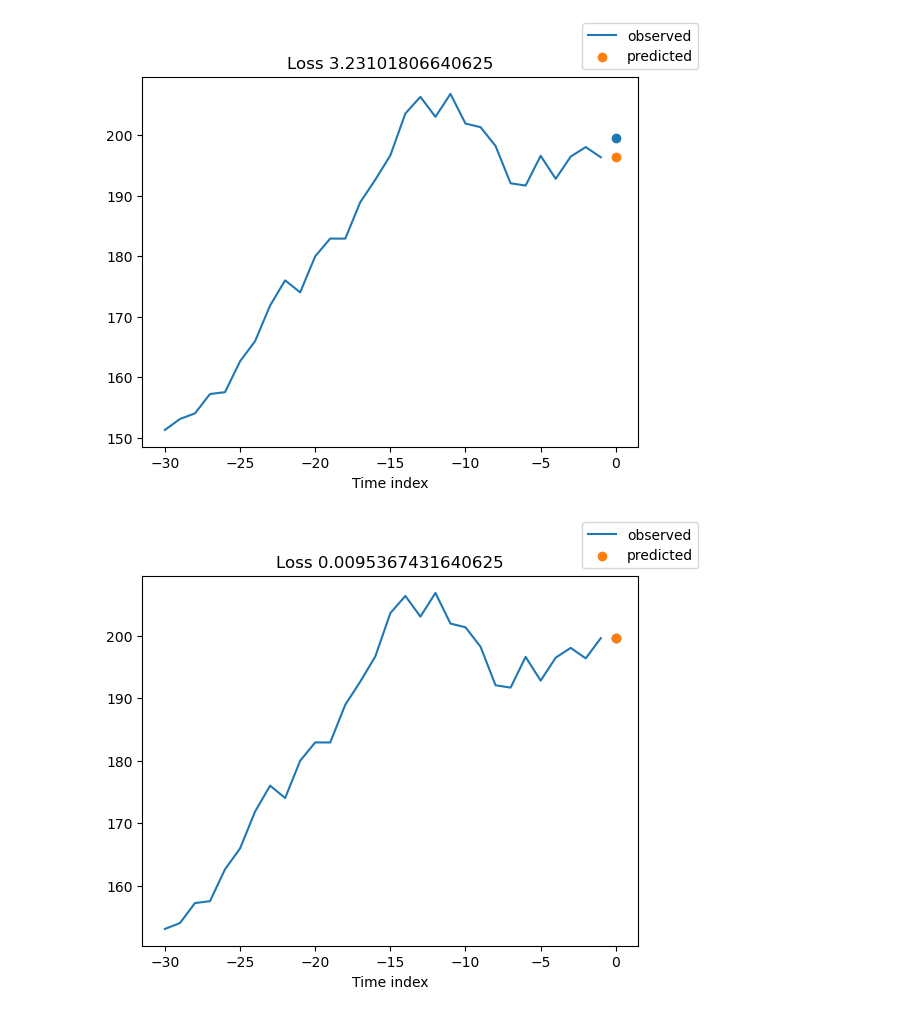
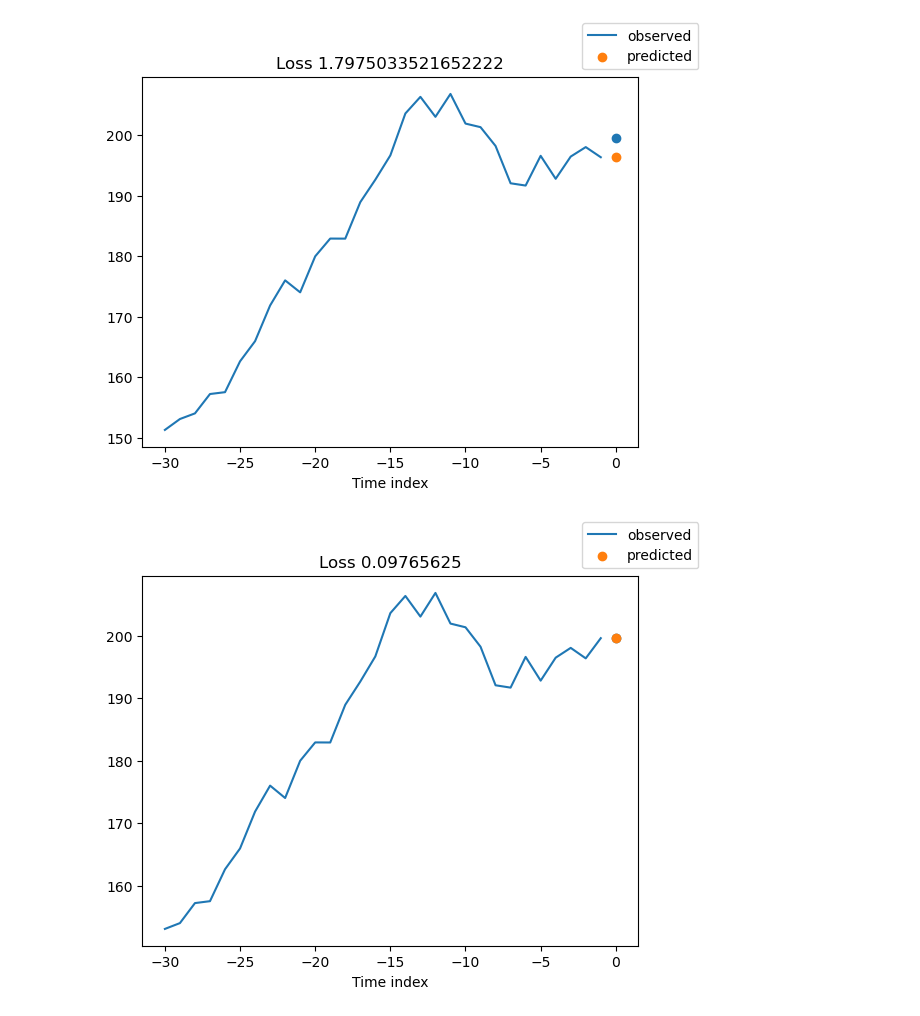
Before and after one commit to ncsu-neural-networks/ece492-final-project, a Jupyter notebook: ece492-final-project.ipynb, the cells around one changed output. Drawn from its saved outputs; the diff is of its cells as text; code cells hidden in the pictures.

```diff
--- a/ece492-final-project.ipynb
+++ b/ece492-final-project.ipynb
@@ -92,7 +92,9 @@ validation = TimeSeriesDataSet.from_dataset(training, data, min_prediction_idx=t
 train_dataloader = training.to_dataloader(train=True, batch_size=batch_size, num_workers=2)
 val_dataloader = validation.to_dataloader(train=False, batch_size=batch_size, num_workers=2)
 # %%
-loss = MAE()
+loss = MAE(
+    reduction="sqrt-mean"
+)
 
 baseline = Baseline(
     loss=loss
@@ -125,2 +129,2 @@ LOCAL_RANK: 0 - CUDA_VISIBLE_DEVICES: [0]
-[figure, old version]
+[figure, new version]
-[figure, old version]
+[figure, new version]
```
Also changed, not shown: parts of 1 cell of this notebook.
